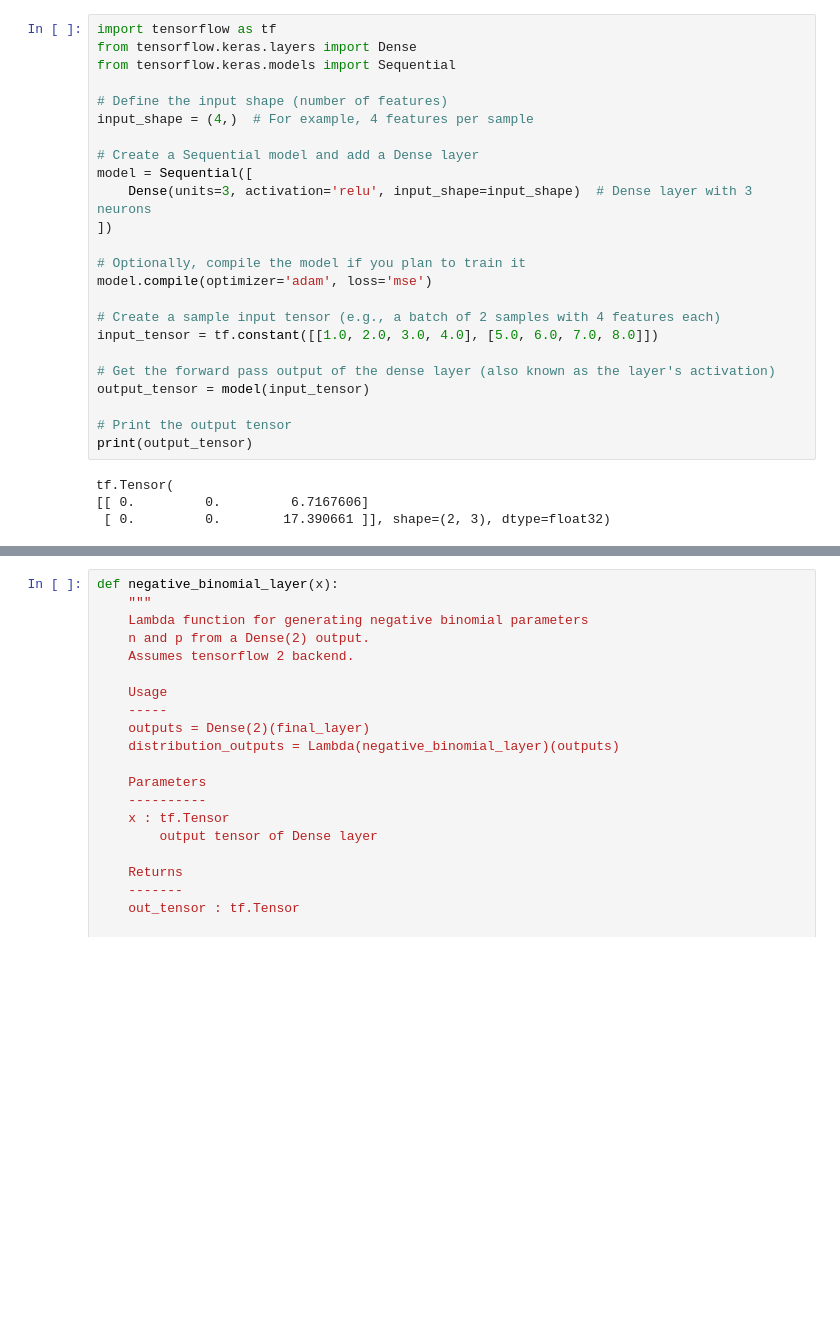
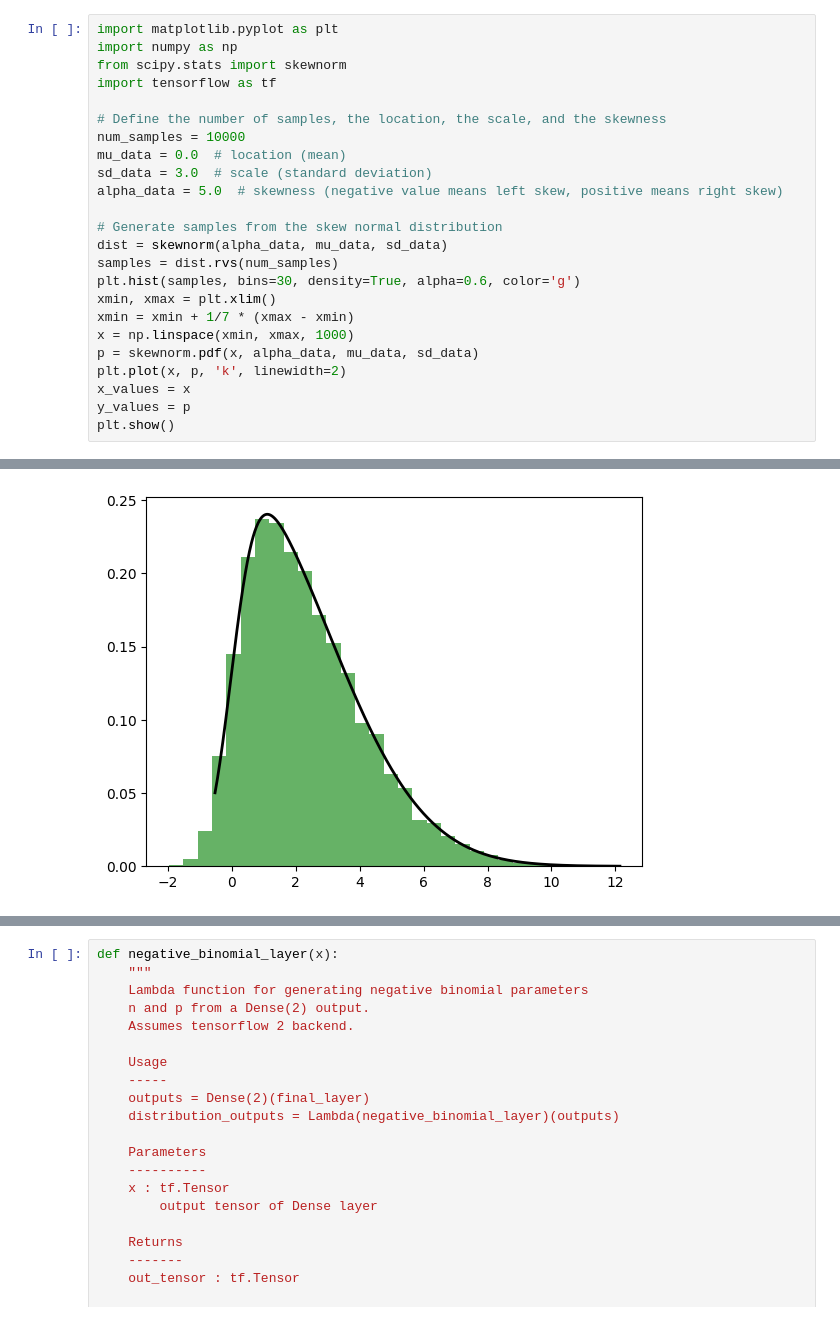
Before and after one commit to sssstforest/Skew-Normal-Distribution-Parameter-Estimator, a Jupyter notebook: TensorflowImplementation.ipynb, the cells around one changed output, grey strips where cells are left out. Saved outputs shown, nothing was run; the diff lists cells and outputs as text; blank space fills up the shorter version.

```diff
--- a/TensorflowImplementation.ipynb
+++ b/TensorflowImplementation.ipynb
@@ -92,28 +1,25 @@ Model: "functional_5"
-# %%
-import tensorflow as tf
-from tensorflow.keras.layers import Dense
-from tensorflow.keras.models import Sequential
-
-# Define the input shape (number of features)
-input_shape = (4,)  # For example, 4 features per sample
-
-# Create a Sequential model and add a Dense layer
-model = Sequential([
-    Dense(units=3, activation='relu', input_shape=input_shape)  # Dense layer with 3 neurons
-])
-
-# Optionally, compile the model if you plan to train it
-model.compile(optimizer='adam', loss='mse')
-
-# Create a sample input tensor (e.g., a batch of 2 samples with 4 features each)
-input_tensor = tf.constant([[1.0, 2.0, 3.0, 4.0], [5.0, 6.0, 7.0, 8.0]])
-
-# Get the forward pass output of the dense layer (also known as the layer's activation)
-output_tensor = model(input_tensor)
-
-# Print the output tensor
-print(output_tensor)
-# %% [output]
-tf.Tensor(
-[[ 0.         0.         6.7167606]
- [ 0.         0.        17.390661 ]], shape=(2, 3), dtype=float32)
+# %%
+import matplotlib.pyplot as plt
+import numpy as np
+from scipy.stats import skewnorm
+import tensorflow as tf
+
+# Define the number of samples, the location, the scale, and the skewness
+num_samples = 10000
+mu_data = 0.0  # location (mean)
+sd_data = 3.0  # scale (standard deviation)
+alpha_data = 5.0  # skewness (negative value means left skew, positive means right skew)
+
+# Generate samples from the skew normal distribution
+dist = skewnorm(alpha_data, mu_data, sd_data)
+samples = dist.rvs(num_samples)
+plt.hist(samples, bins=30, density=True, alpha=0.6, color='g')
+xmin, xmax = plt.xlim()
+xmin = xmin + 1/7 * (xmax - xmin)
+x = np.linspace(xmin, xmax, 1000)
+p = skewnorm.pdf(x, alpha_data, mu_data, sd_data)
+plt.plot(x, p, 'k', linewidth=2)
+x_values = x
+y_values = p
+plt.show()
+# %% [output]
@@ -119,0 +31 @@ tf.Tensor(
+[figure, added]
```
Also changed, not shown: parts of 14 cells of this notebook.
